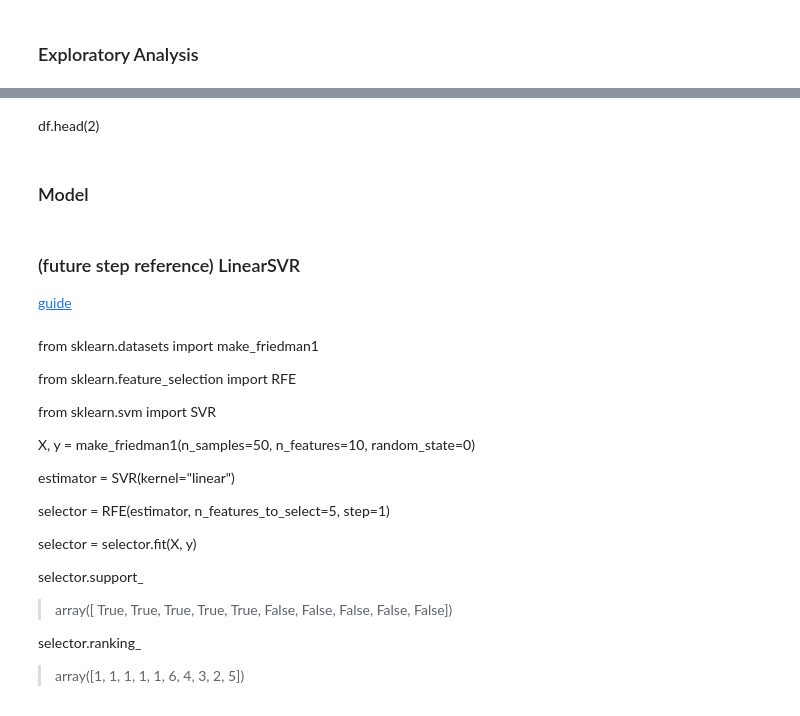
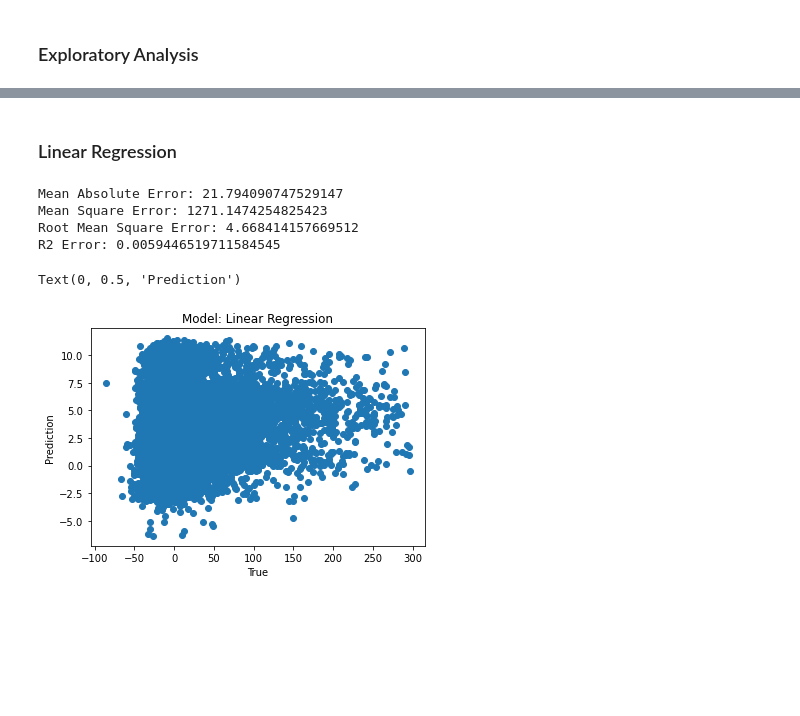
Before and after one commit to elslb/airline_delay_project, a Jupyter notebook: kevin_scratch.ipynb, the cells around one changed output, grey strips where cells are left out. Cells and saved outputs as stored; diff of their text form; code cells hidden in the pictures; blank space fills up the shorter version.

```diff
--- a/kevin_scratch.ipynb
+++ b/kevin_scratch.ipynb
@@ -183,0 +153,11 @@ for i, pred in enumerate(categories):
+# %%
+# transform categorical features into dummies
+cols_dummies = pd.get_dummies(df['mkt_carrier'])
+
+# extract numerical features
+cols_num = df[['month', 'weekday', 'distance', 'arr_delay']]
+
+# combine numerical and categorical (dummies) features into final dataframe
+df = pd.concat([cols_num, cols_dummies], axis=1)
+
+print(f'Final Dimension: {len(df.columns)}')
@@ -217,29 +189,24 @@ print(f'Final Dimension: {len(df.columns)}')
-# %% [markdown]
-df.head(2)
-# %% [markdown]
-### Model
-# %% [markdown]
-### (future step reference) LinearSVR
-[guide](https://scikit-learn.org/stable/modules/generated/sklearn.svm.LinearSVR.html#sklearn.svm.LinearSVR)
-# %% [markdown]
-from sklearn.datasets import make_friedman1
-
-from sklearn.feature_selection import RFE
-
-from sklearn.svm import SVR
-
-X, y = make_friedman1(n_samples=50, n_features=10, random_state=0)
-
-estimator = SVR(kernel="linear")
-
-selector = RFE(estimator, n_features_to_select=5, step=1)
-
-selector = selector.fit(X, y)
-
-selector.support_
-> array([ True,  True,  True,  True,  True, False, False, False, False,
-       False])
-
-selector.ranking_
-
-> array([1, 1, 1, 1, 1, 6, 4, 3, 2, 5])
+# %% [markdown]
+### Linear Regression
+# %%
+model_to_fit = LinearRegression()
+
+model = model_to_fit.fit(X_train, y_train)
+y_pred = model.predict(X_test)
+
+print(f'Mean Absolute Error: {metrics.mean_absolute_error(y_test, y_pred)}')
+print(f'Mean Square Error: {metrics.mean_squared_error(y_test, y_pred)}')
+print(f'Root Mean Square Error: {np.sqrt(metrics.mean_absolute_error(y_test, y_pred))}')
+print(f'R2 Error: {metrics.r2_score(y_test, y_pred)}')
+
+plt.scatter(x=y_test, y=y_pred)
+plt.title('Model: Linear Regression')
+plt.xlabel('True')
+plt.ylabel('Prediction')
+# %% [output]
+Mean Absolute Error: 21.794090747529147
+Mean Square Error: 1271.1474254825423
+Root Mean Square Error: 4.668414157669512
+R2 Error: 0.0059446519711584545
+Text(0, 0.5, 'Prediction')
+[figure, added]
```
Also changed, not shown: parts of 15 cells of this notebook, 1 other file.
